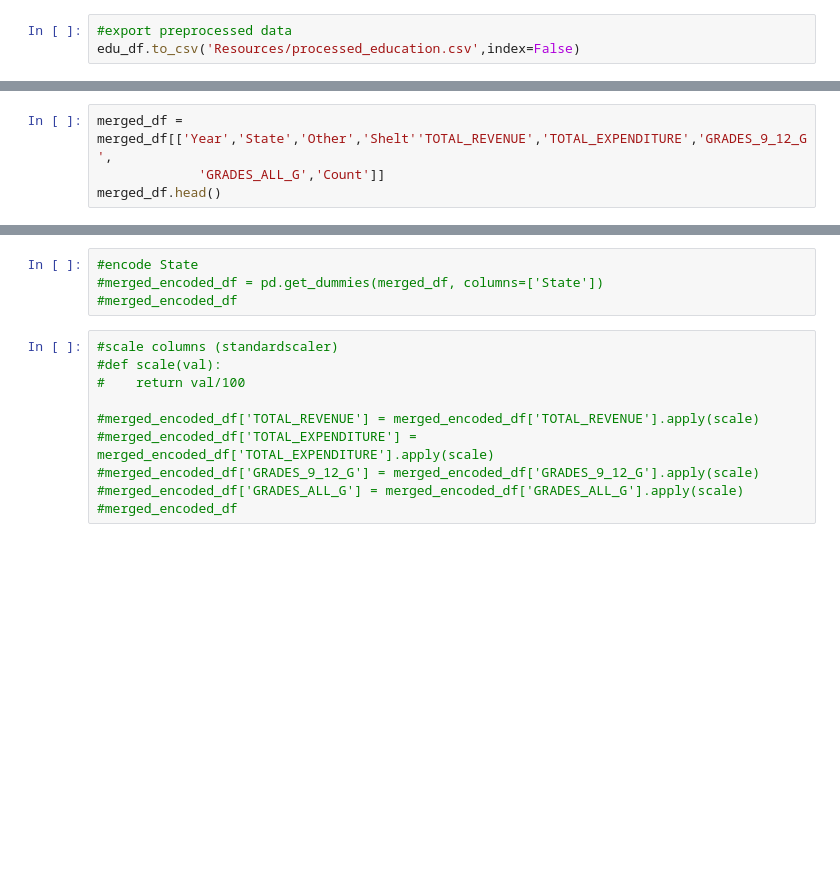
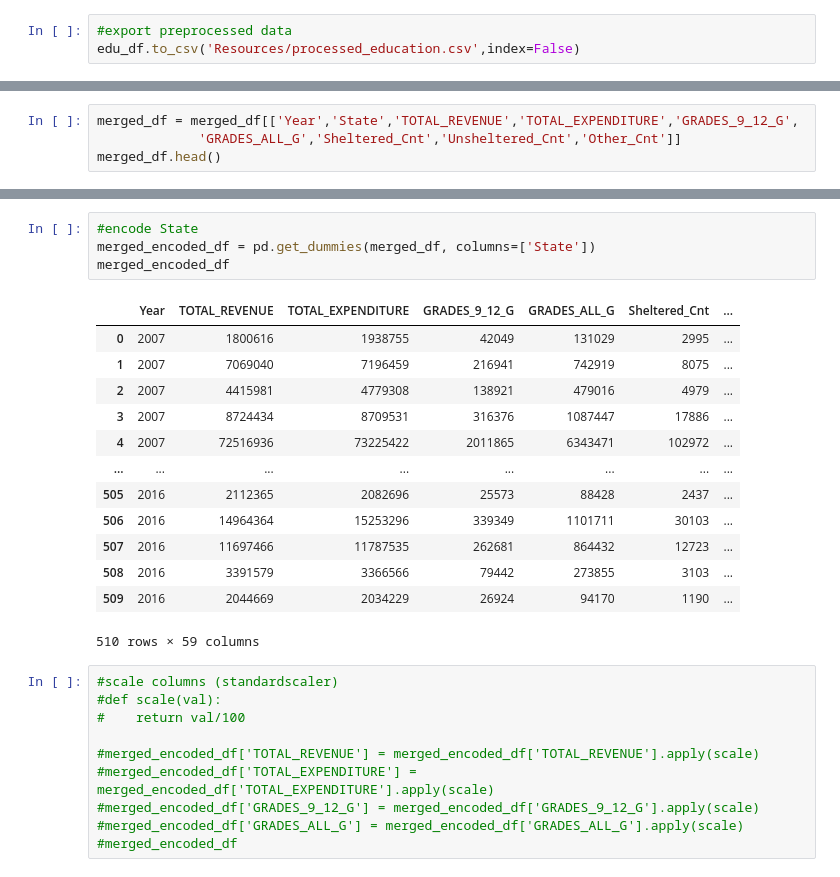
Before and after one commit to kimcheese33/final_project, a Jupyter notebook: Machine Learning/preprocess_data.ipynb, the cells around one changed output, grey strips where cells are left out. Drawn from its saved outputs; the diff is of its cells as text; blank space fills up the shorter version.

```diff
--- a/Machine Learning/preprocess_data.ipynb
+++ b/Machine Learning/preprocess_data.ipynb
@@ -249,5 +249,5 @@ merged_df.head()
 # %%
-merged_df = merged_df[['Year','State','Other','Shelt''TOTAL_REVENUE','TOTAL_EXPENDITURE','GRADES_9_12_G',
-             'GRADES_ALL_G','Count']]
+merged_df = merged_df[['Year','State','TOTAL_REVENUE','TOTAL_EXPENDITURE','GRADES_9_12_G',
+             'GRADES_ALL_G','Sheltered_Cnt','Unsheltered_Cnt','Other_Cnt']]
 merged_df.head()
 # %% [output]
@@ -255,7 +260,21 @@ KeyError: "['Count', 'SheltTOTAL_REVENUE'] not in index"
 # %%
 #encode State
-#merged_encoded_df = pd.get_dummies(merged_df, columns=['State'])
-#merged_encoded_df
+merged_encoded_df = pd.get_dummies(merged_df, columns=['State'])
+merged_encoded_df
+# %% [output]
+|  | Year | TOTAL_REVENUE | TOTAL_EXPENDITURE | GRADES_9_12_G | GRADES_ALL_G | Sheltered_Cnt | ... |
+| 0 | 2007 | 1800616 | 1938755 | 42049 | 131029 | 2995 | ... |
+| 1 | 2007 | 7069040 | 7196459 | 216941 | 742919 | 8075 | ... |
+| 2 | 2007 | 4415981 | 4779308 | 138921 | 479016 | 4979 | ... |
+| 3 | 2007 | 8724434 | 8709531 | 316376 | 1087447 | 17886 | ... |
+| 4 | 2007 | 72516936 | 73225422 | 2011865 | 6343471 | 102972 | ... |
+| ... | ... | ... | ... | ... | ... | ... | ... |
+| 505 | 2016 | 2112365 | 2082696 | 25573 | 88428 | 2437 | ... |
+| 506 | 2016 | 14964364 | 15253296 | 339349 | 1101711 | 30103 | ... |
+| 507 | 2016 | 11697466 | 11787535 | 262681 | 864432 | 12723 | ... |
+| 508 | 2016 | 3391579 | 3366566 | 79442 | 273855 | 3103 | ... |
+| 509 | 2016 | 2044669 | 2034229 | 26924 | 94170 | 1190 | ... |
+510 rows × 59 columns
 # %%
 #scale columns (standardscaler)
 #def scale(val):
```
Also changed, not shown: parts of 3 cells of this notebook, 3 other files.
